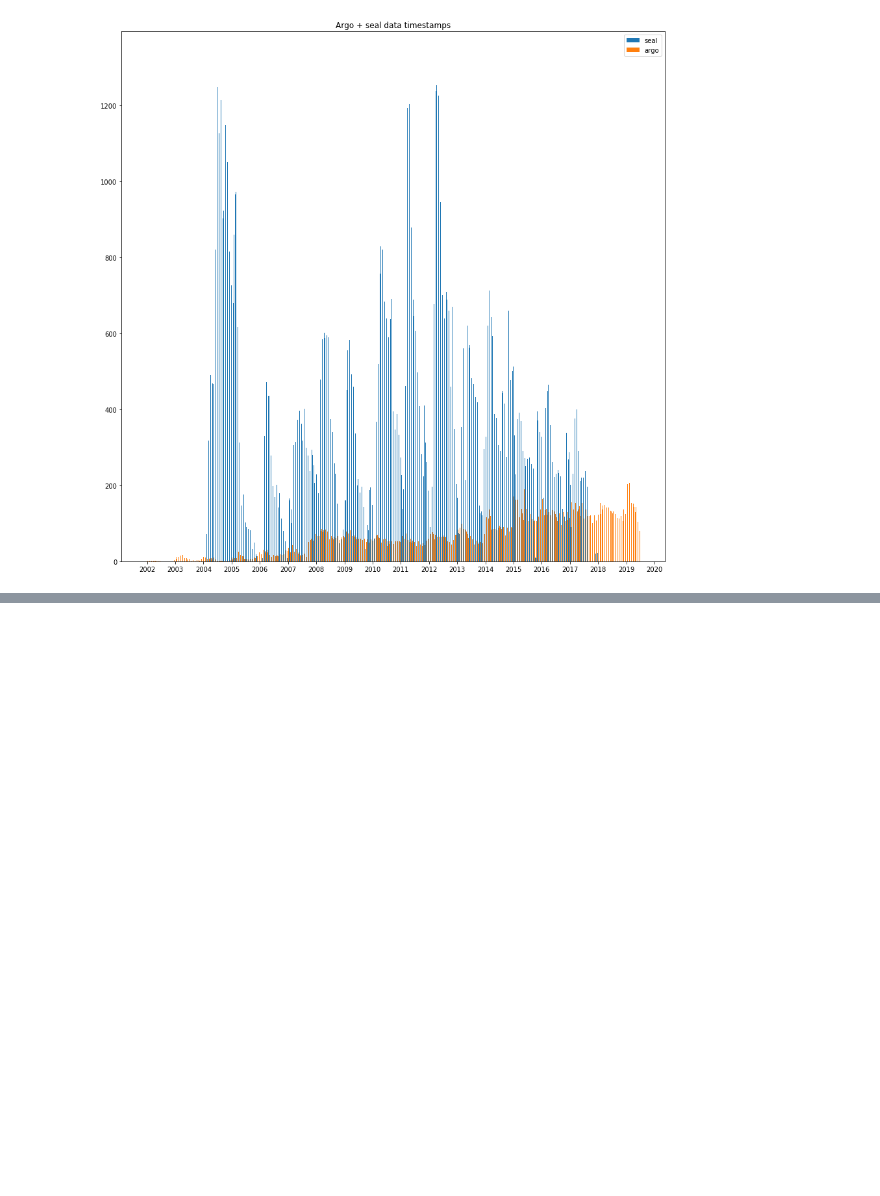
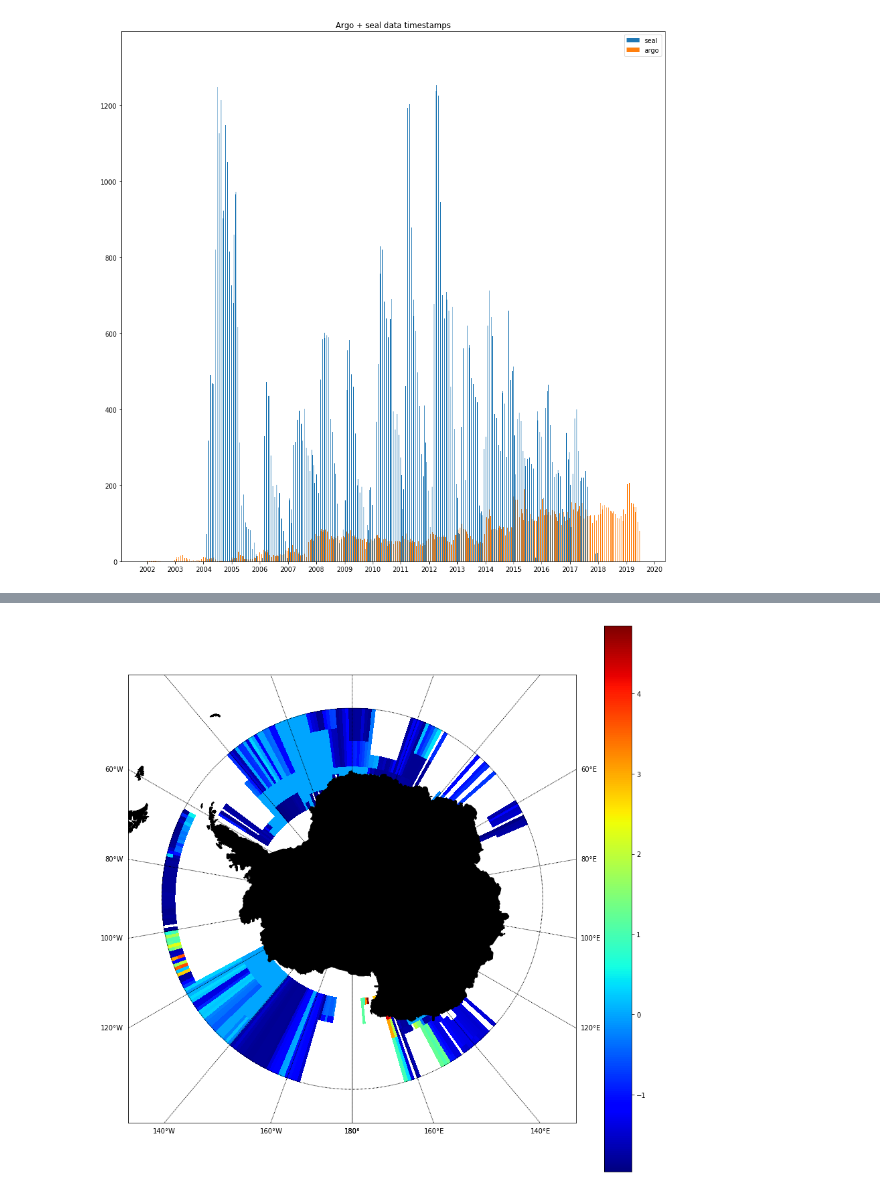
Before and after one commit to UoA-eResearch/argo, a Jupyter notebook: plot.ipynb, the cells around one changed output, grey strips where cells are left out. Saved outputs shown, nothing was run; the diff lists cells and outputs as text; code cells hidden in the pictures; blank space fills up the shorter version.

```diff
--- a/plot.ipynb
+++ b/plot.ipynb
@@ -110,3 +121,26 @@ plot(all_lats, all_lons, "Argo + seal data south of 60S")
 plot_time((seal_dts, argo_dts), "Argo + seal data timestamps", ["seal", "argo"])
 # %% [output]
 [figure]
+# %%
+grid = np.zeros(shape=[15, 360])
+files = glob.glob("data/seal/*.nc", recursive=True)
+print(len(files))
+
+for f in tqdm(files[:]):
+    d = Dataset(f)
+    lat = d.variables["LATITUDE"][:]
+    mask = (lat < -60) & (lat > -74.5)
+    if any(mask):
+        lat = np.round(np.abs(lat[mask]) - 60).astype(int)
+        lon = d.variables["LONGITUDE"][mask]
+        lon = np.round(lon + 180).astype(int)
+        lon[lon == 360] = 0
+        #pres = np.round(d.variables["PRES_ADJUSTED"][mask] / 10).astype(int)
+        temp = d.variables["TEMP_ADJUSTED"][mask, 0]
+        for x in lon:
+            mean_for_lon = np.nanmean(temp[lon == x])
+        for ix, x in enumerate(lon):
+            for iy, y in enumerate(lat):
+                grid[y, x] = (grid[y, x] + temp[ix]) / 2
+
+#print(m)
@@ -112,0 +150,21 @@ plot_time((seal_dts, argo_dts), "Argo + seal data timestamps", ["seal", "argo"])
+# %%
+fig = plt.figure(figsize=(15,15))
+m = Basemap(projection='spstere',boundinglat=-55,lon_0=180,resolution='l')
+m.drawcoastlines()
+m.fillcontinents(color='black',lake_color='aqua')
+# draw parallels and meridians.
+m.drawparallels(np.arange(-60, 0, 20))
+m.drawmeridians(np.arange(-180, 181, 20), labels=[1,1,0,1])
+#m.drawmapboundary(fill_color='aqua')
+#plt.title("{} {}".format(len(lats), title))
+
+x = np.arange(-180, 180, 1)
+y = np.arange(-60, -75, -1)
+x, y = np.meshgrid(x, y)
+x, y = m(x, y)
+
+m.pcolormesh(x, y, grid, cmap="jet")
+cb = plt.colorbar()
+plt.show()
+# %% [output]
+[figure, added]
```
Also changed, not shown: parts of 5 cells of this notebook, 1 other file.
